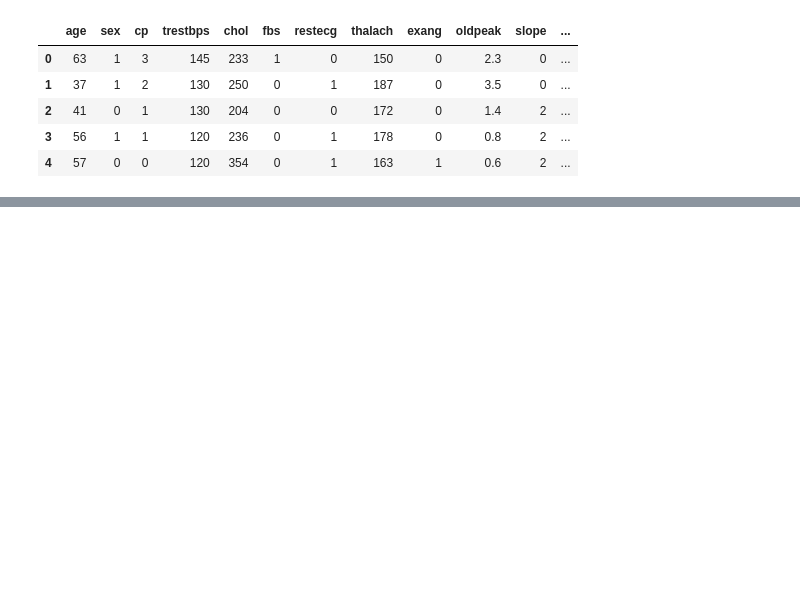
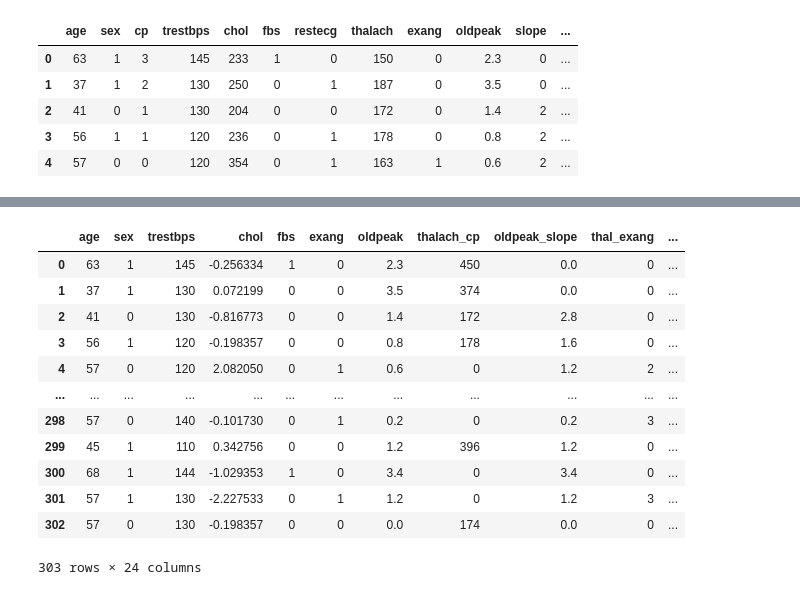
Before and after one commit to omkar55-bot/heart-disease-project, a Jupyter notebook: heart-disease-classification.ipynb, the cells around one changed output, grey strips where cells are left out. Cells and saved outputs as stored; diff of their text form; code cells hidden in the pictures; blank space fills up the shorter version.

Commit message:
Initial commit for heart disease prediction project

```diff
--- a/heart-disease-classification.ipynb
+++ b/heart-disease-classification.ipynb
@@ -480,0 +559,45 @@ corr_relation_matrix
+# %%
+df = pd.read_csv('heart-disease.csv')
+X = df.drop(['target'],axis=1)
+y = df['target']
+# %%
+from sklearn.preprocessing import StandardScaler
+
+scaler = StandardScaler()
+X['thalach_cp'] = X['thalach']*X['cp']
+X['oldpeak_slope'] = X['oldpeak']*X['slope']
+X['thal_exang'] = X['thal']*X['exang']
+X = X.drop('thalach',axis=1)
+
+## Applying onehot encoding to the categorical features with multiple classes
+cp_encoded = pd.get_dummies(df['cp'], prefix='cp', drop_first=True).astype('int')
+X = pd.concat([X.drop('cp', axis=1), cp_encoded], axis=1)
+slope_encoded = pd.get_dummies(df['slope'], prefix='slope', drop_first=True).astype('int')
+X = pd.concat([X.drop('slope', axis=1), slope_encoded], axis=1)
+ca_encoded = pd.get_dummies(df['ca'], prefix='ca', drop_first=True).astype('int')
+X = pd.concat([X.drop('ca', axis=1), ca_encoded], axis=1)
+thal_encoded = pd.get_dummies(df['thal'], prefix='thal', drop_first=True).astype('int')
+X = pd.concat([X.drop('thal', axis=1), thal_encoded], axis=1)
+restecg_encoded = pd.get_dummies(df['restecg'], prefix='restecg', drop_first=True).astype('int')
+X = pd.concat([X.drop('restecg', axis=1), restecg_encoded], axis=1)
+# %%
+from sklearn.decomposition import PCA
+pca = PCA(n_components=0.95)  # Retain 95% of the variance
+X_pca = pca.fit_transform(X)
+X['chol'] = scaler.fit_transform(X[['chol']])
+# %%
+X
+# %% [output]
+|  | age | sex | trestbps | chol | fbs | exang | oldpeak | thalach_cp | oldpeak_slope | thal_exang | ... |
+| 0 | 63 | 1 | 145 | -0.256334 | 1 | 0 | 2.3 | 450 | 0.0 | 0 | ... |
+| 1 | 37 | 1 | 130 | 0.072199 | 0 | 0 | 3.5 | 374 | 0.0 | 0 | ... |
+| 2 | 41 | 0 | 130 | -0.816773 | 0 | 0 | 1.4 | 172 | 2.8 | 0 | ... |
+| 3 | 56 | 1 | 120 | -0.198357 | 0 | 0 | 0.8 | 178 | 1.6 | 0 | ... |
+| 4 | 57 | 0 | 120 | 2.082050 | 0 | 1 | 0.6 | 0 | 1.2 | 2 | ... |
+| ... | ... | ... | ... | ... | ... | ... | ... | ... | ... | ... | ... |
+| 298 | 57 | 0 | 140 | -0.101730 | 0 | 1 | 0.2 | 0 | 0.2 | 3 | ... |
+| 299 | 45 | 1 | 110 | 0.342756 | 0 | 0 | 1.2 | 396 | 1.2 | 0 | ... |
+| 300 | 68 | 1 | 144 | -1.029353 | 1 | 0 | 3.4 | 0 | 3.4 | 0 | ... |
+| 301 | 57 | 1 | 130 | -2.227533 | 0 | 1 | 1.2 | 0 | 1.2 | 3 | ... |
+| 302 | 57 | 0 | 130 | -0.198357 | 0 | 0 | 0.0 | 174 | 0.0 | 0 | ... |
+303 rows × 24 columns
```
Also changed, not shown: parts of 18 cells of this notebook, 2 other files.
